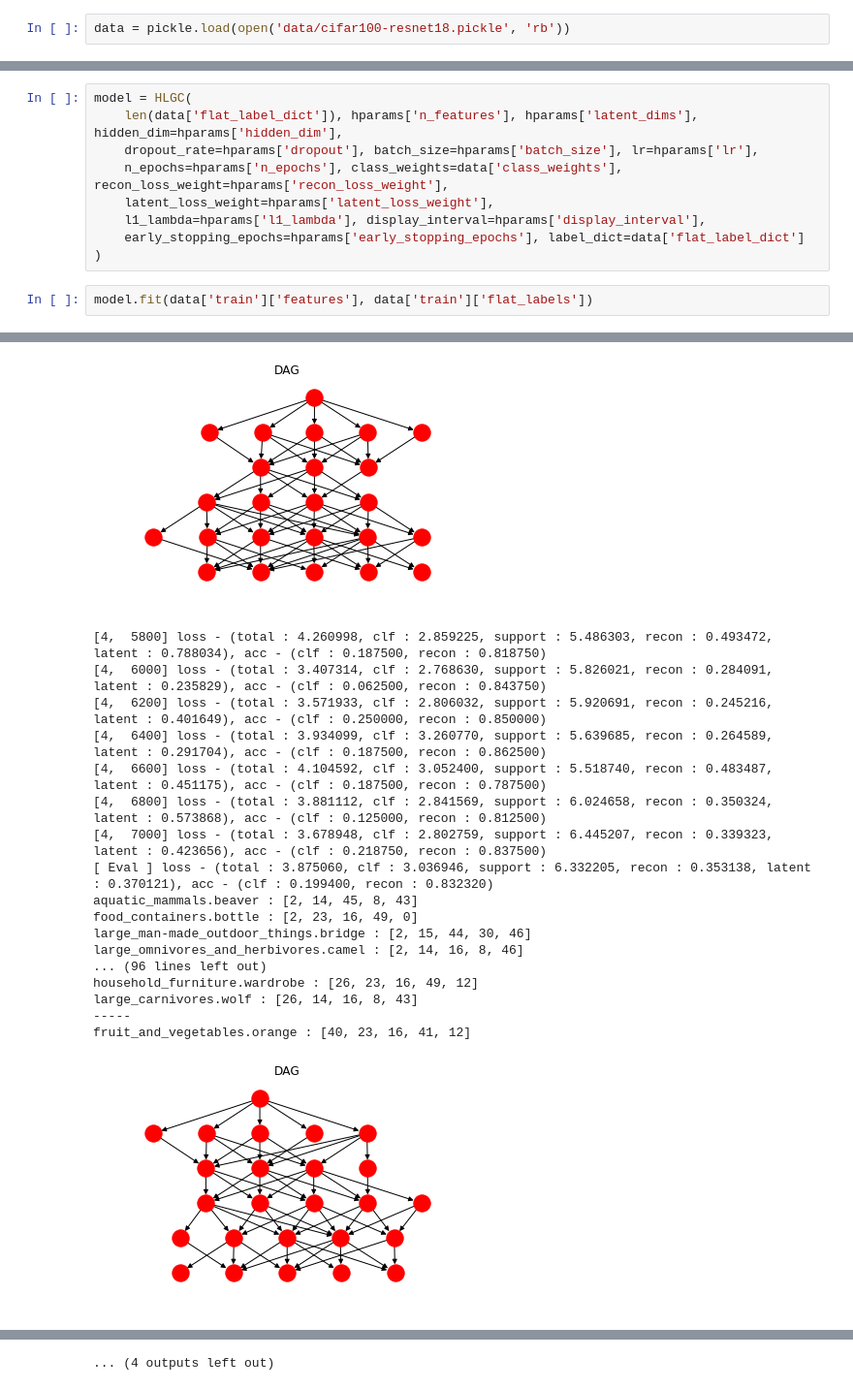
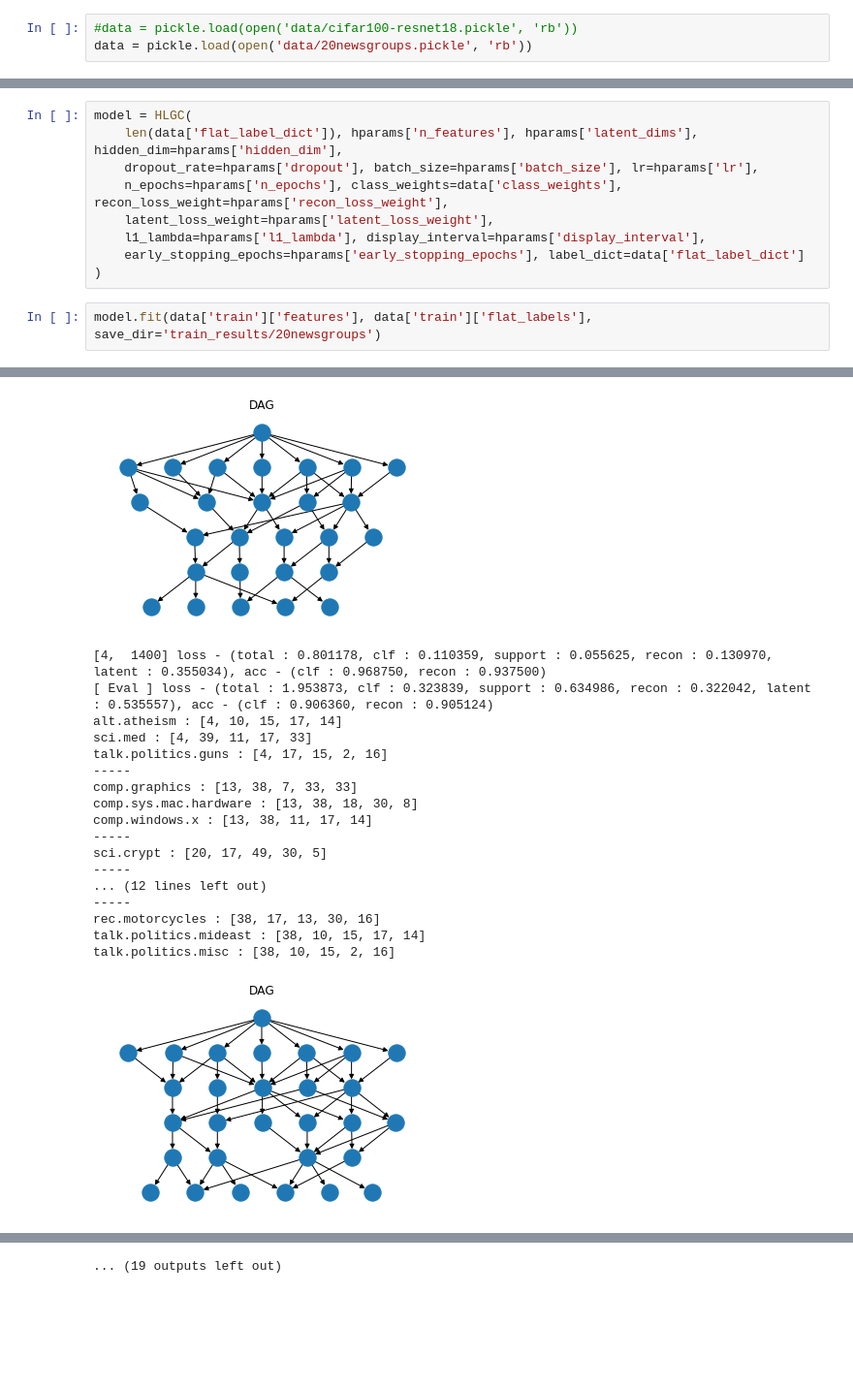
Before and after one commit to pgigioli/latent_hierarchy_discovery, a Jupyter notebook: train_HLGC.ipynb, the cells around one changed output, grey strips where cells are left out. Shown: that part at 97% size. Drawn from its saved outputs; the diff is of its cells as text; blank space fills up the shorter version.

```diff
--- a/train_HLGC.ipynb
+++ b/train_HLGC.ipynb
@@ -334,5 +13,6 @@ acc - (clf : {:3f}, recon : {:3f})'.format(epoch, itr, loss.item(), clf_loss.ite
 # %%
-data = pickle.load(open('data/cifar100-resnet18.pickle', 'rb'))
+#data = pickle.load(open('data/cifar100-resnet18.pickle', 'rb'))
+data = pickle.load(open('data/20newsgroups.pickle', 'rb'))
 # %%
 hparams = {
     'n_features' : len(data['train']['features'][0]),
@@ -359,6 +39,6 @@ model = HLGC(
     early_stopping_epochs=hparams['early_stopping_epochs'], label_dict=data['flat_label_dict']
 )
 # %%
-model.fit(data['train']['features'], data['train']['flat_labels'])
+model.fit(data['train']['features'], data['train']['flat_labels'], save_dir='train_results/20newsgroups')
 # %% [output]
 No validation data provided, using 10.0% of train data
@@ -435,19 +115,19 @@ fruit_and_vegetables.orange : [40, 23, 16, 41, 12]
-[figure, old version]
+[figure, new version]
-[4,  5800] loss - (total : 4.260998, clf : 2.859225, support : 5.486303, recon : 0.493472, latent : 0.788034), acc - (clf : 0.187500, recon : 0.818750)
-[4,  6000] loss - (total : 3.407314, clf : 2.768630, support : 5.826021, recon : 0.284091, latent : 0.235829), acc - (clf : 0.062500, recon : 0.843750)
-[4,  6200] loss - (total : 3.571933, clf : 2.806032, support : 5.920691, recon : 0.245216, latent : 0.401649), acc - (clf : 0.250000, recon : 0.850000)
-[4,  6400] loss - (total : 3.934099, clf : 3.260770, support : 5.639685, recon : 0.264589, latent : 0.291704), acc - (clf : 0.187500, recon : 0.862500)
-[4,  6600] loss - (total : 4.104592, clf : 3.052400, support : 5.518740, recon : 0.483487, latent : 0.451175), acc - (clf : 0.187500, recon : 0.787500)
-[4,  6800] loss - (total : 3.881112, clf : 2.841569, support : 6.024658, recon : 0.350324, latent : 0.573868), acc - (clf : 0.125000, recon : 0.812500)
-[4,  7000] loss - (total : 3.678948, clf : 2.802759, support : 6.445207, recon : 0.339323, latent : 0.423656), acc - (clf : 0.218750, recon : 0.837500)
-[ Eval ] loss - (total : 3.875060, clf : 3.036946, support : 6.332205, recon : 0.353138, latent : 0.370121), acc - (clf : 0.199400, recon : 0.832320)
-aquatic_mammals.beaver : [2, 14, 45, 8, 43]
-food_containers.bottle : [2, 23, 16, 49, 0]
-large_man-made_outdoor_things.bridge : [2, 15, 44, 30, 46]
-large_omnivores_and_herbivores.camel : [2, 14, 16, 8, 46]
-... (96 lines left out)
-household_furniture.wardrobe : [26, 23, 16, 49, 12]
-large_carnivores.wolf : [26, 14, 16, 8, 43]
+[4,  1400] loss - (total : 0.801178, clf : 0.110359, support : 0.055625, recon : 0.130970, latent : 0.355034), acc - (clf : 0.968750, recon : 0.937500)
+[ Eval ] loss - (total : 1.953873, clf : 0.323839, support : 0.634986, recon : 0.322042, latent : 0.535557), acc - (clf : 0.906360, recon : 0.905124)
+alt.atheism : [4, 10, 15, 17, 14]
+sci.med : [4, 39, 11, 17, 33]
+talk.politics.guns : [4, 17, 15, 2, 16]
 -----
-fruit_and_vegetables.orange : [40, 23, 16, 41, 12]
+comp.graphics : [13, 38, 7, 33, 33]
+comp.sys.mac.hardware : [13, 38, 18, 30, 8]
+comp.windows.x : [13, 38, 11, 17, 14]
+-----
+sci.crypt : [20, 17, 49, 30, 5]
+-----
+... (12 lines left out)
+-----
+rec.motorcycles : [38, 17, 13, 30, 16]
+talk.politics.mideast : [38, 10, 15, 17, 14]
+talk.politics.misc : [38, 10, 15, 2, 16]
-[figure, old version]
+[figure, new version]
@@ -472 +152 @@ fruit_and_vegetables.orange : [40, 23, 16, 41, 12]
-... (4 outputs left out)
+... (19 outputs left out)
```
Also changed, not shown: parts of 5 cells of this notebook, 6 other files.
